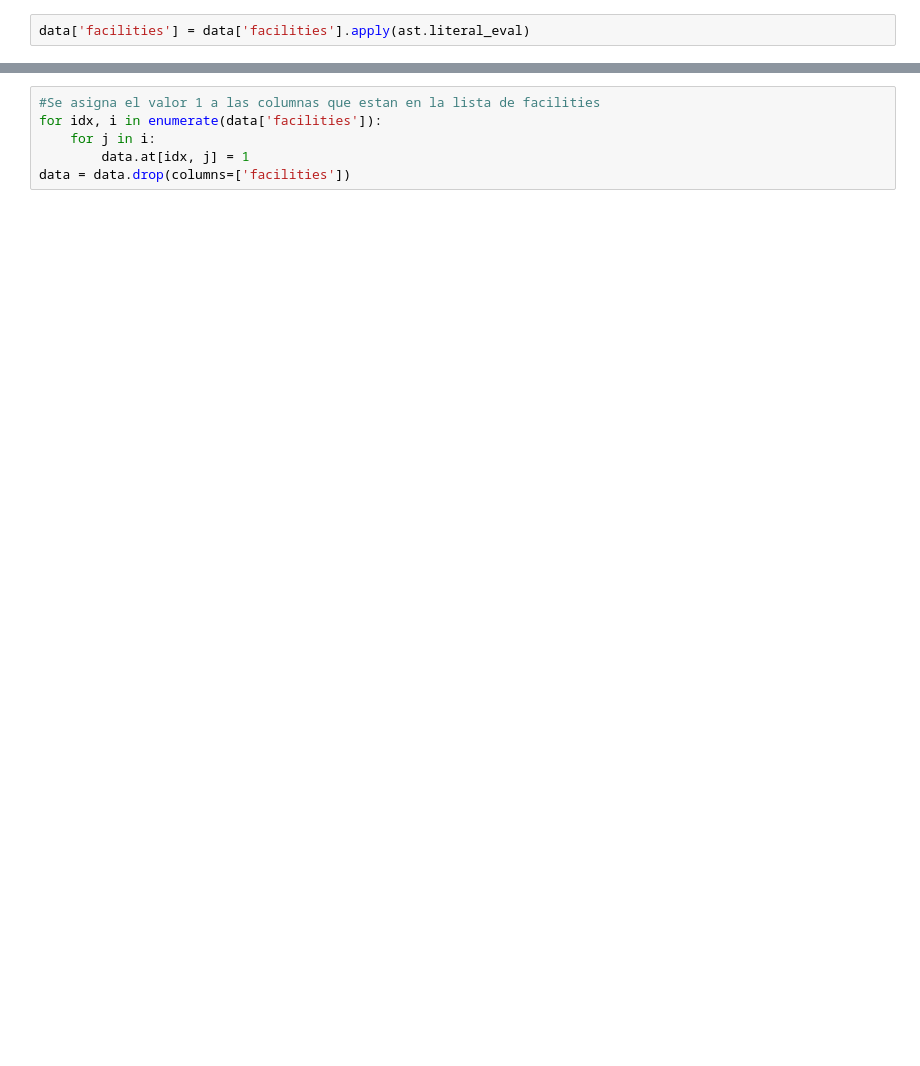
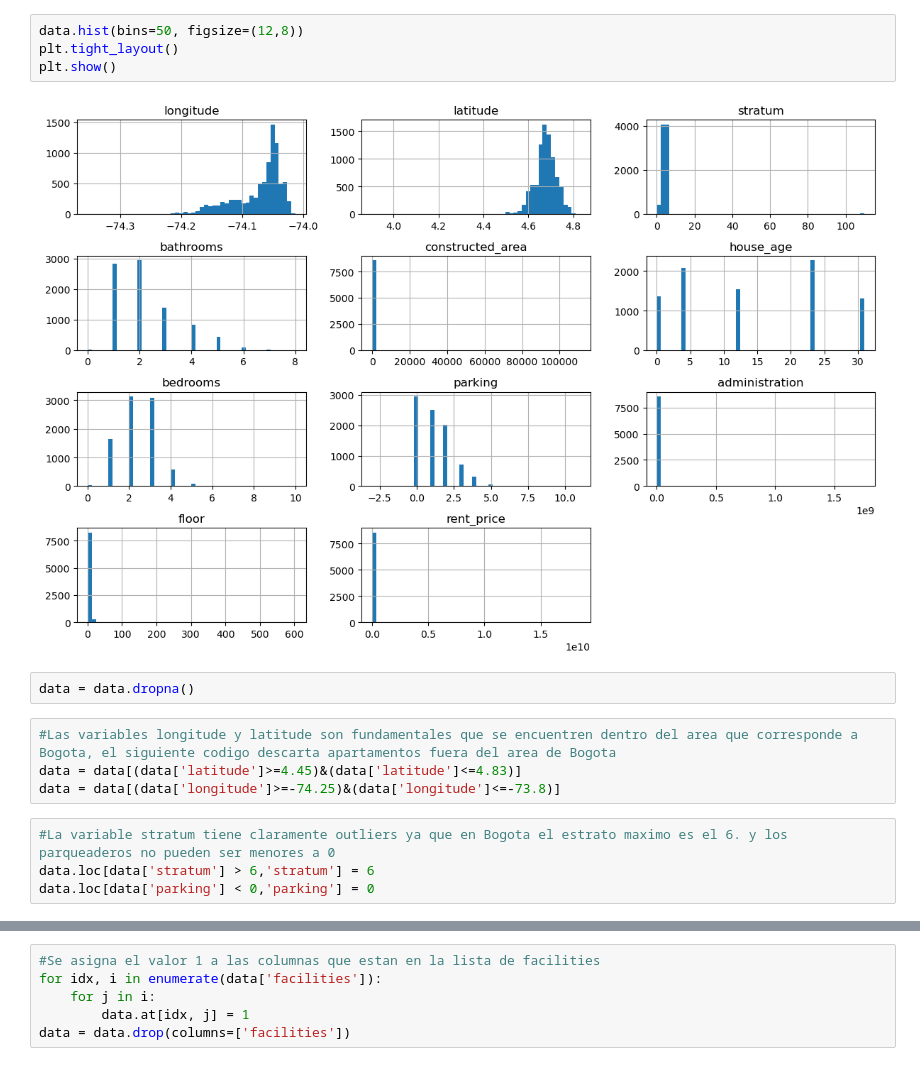
Before and after one commit to Miguel9Angel/home_price_bogota, a Jupyter notebook: apto_analisis_bogota.ipynb, the cells around one changed output, grey strips where cells are left out. Cells and saved outputs as stored; diff of their text form; blank space fills up the shorter version.

```diff
--- a/apto_analisis_bogota.ipynb
+++ b/apto_analisis_bogota.ipynb
@@ -18,2 +30,16 @@ data.head()
-# %%
-data['facilities'] = data['facilities'].apply(ast.literal_eval)
+# %%
+data.hist(bins=50, figsize=(12,8))
+plt.tight_layout()
+plt.show()
+# %% [output]
+[figure, added]
+# %%
+data = data.dropna()
+# %%
+#Las variables longitude y latitude son fundamentales que se encuentren dentro del area que corresponde a Bogota, el siguiente codigo descarta apartamentos fuera del area de Bogota
+data = data[(data['latitude']>=4.45)&(data['latitude']<=4.83)]
+data = data[(data['longitude']>=-74.25)&(data['longitude']<=-73.8)]
+# %%
+#La variable stratum tiene claramente outliers ya que en Bogota el estrato maximo es el 6. y los parqueaderos no pueden ser menores a 0
+data.loc[data['stratum'] > 6,'stratum'] = 6
+data.loc[data['parking'] < 0,'parking'] = 0
```
Also changed, not shown: parts of 40 cells of this notebook, 4 other files.
